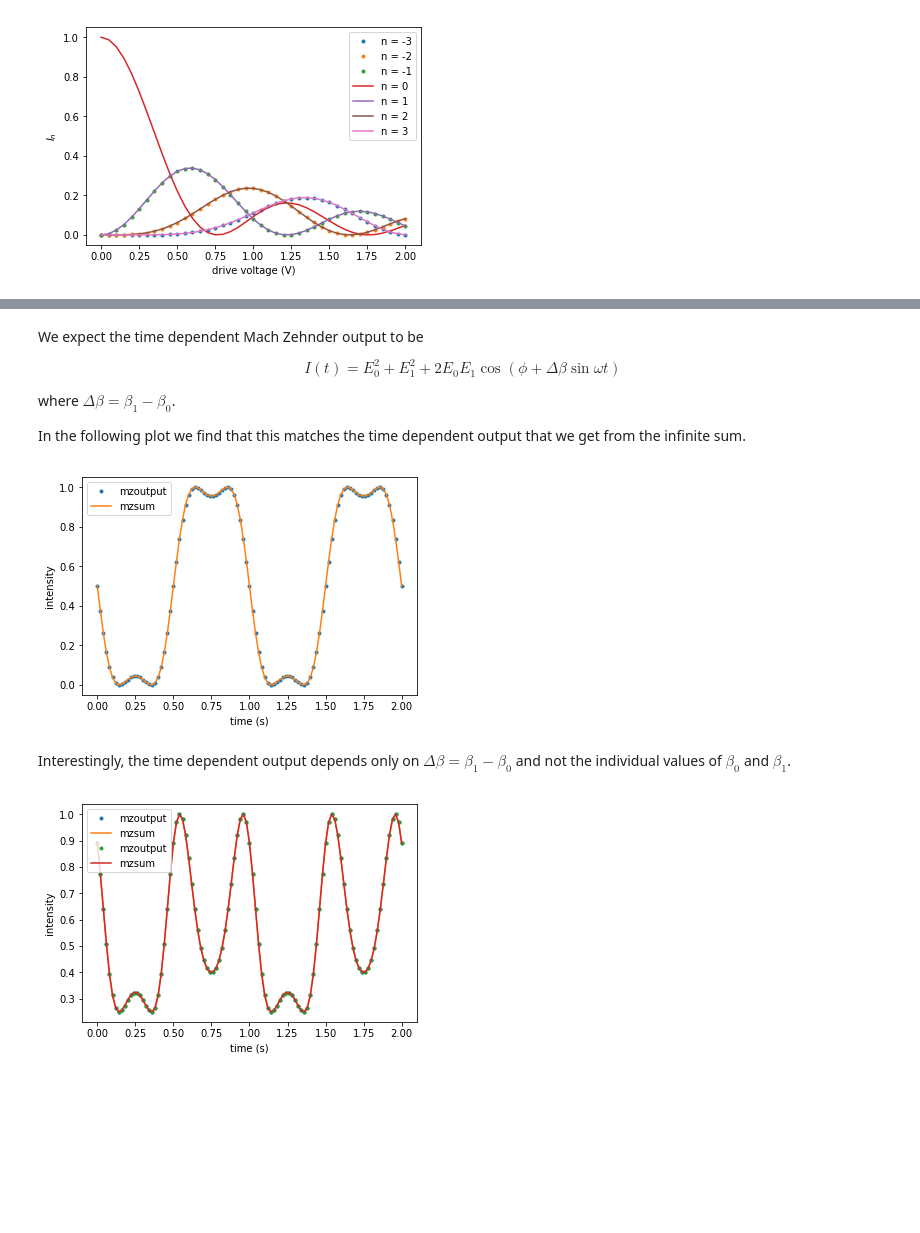
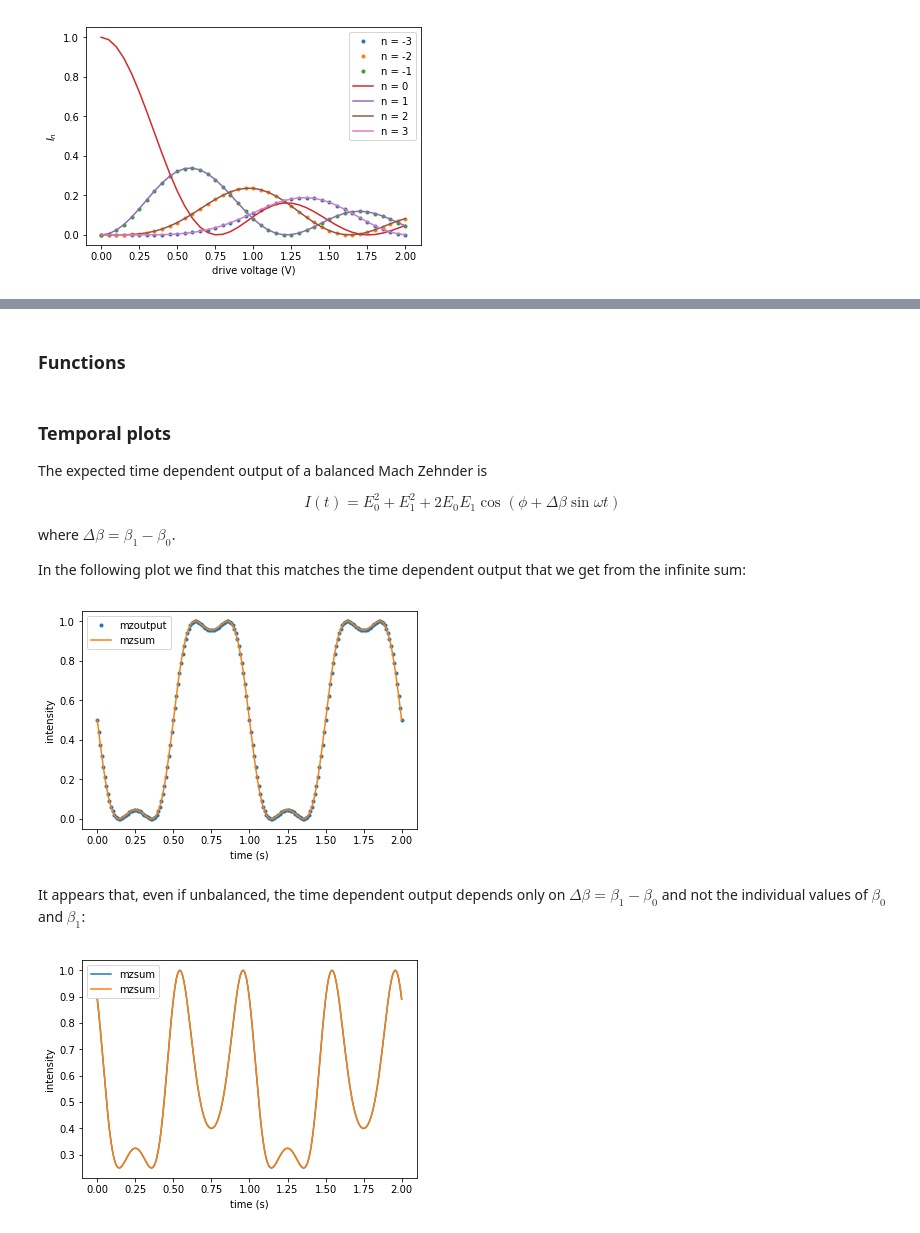
Before and after one commit to decoherer/sidebands, a Jupyter notebook: sidebands.ipynb, the cells around one changed output, grey strips where cells are left out. Cells and saved outputs as stored; diff of their text form; code cells hidden in the pictures; blank space fills up the shorter version.

```diff
--- a/sidebands.ipynb
+++ b/sidebands.ipynb
@@ -75,4 +84,6 @@ $$ I_n = \lvert E_0 \exp[i \phi_0] Jn(\beta_0) + E_1 \exp[i \phi_1] Jn(\beta_1)
 $$ = E_0^2 J_n^2(\beta_0) + E_1^2 J_n^2(\beta_1) + 2 E_0 E_1 J_n(\beta_0) J_n(\beta_1) \cos \phi $$
 
 where $ \phi =  \phi_1 -  \phi_0$
+# %% [markdown]
+### Functions
 # %%
@@ -84,33 +93,38 @@ def mzintensity(n,E0,E1,phi,beta0,beta1):
     return E0**2*jv(n,beta0)**2 + E1**2*jv(n,beta1)**2 + \
         E0*E1*jv(n,beta0)*jv(n,beta1)*cos(phi)
 # %% [markdown]
-We expect the time dependent Mach Zehnder output to be
+### Temporal plots
+
+The expected time dependent output of a balanced Mach Zehnder is
 
 $$ I(t) = E_0^2 + E_1^2 + 2 E_0 E_1 \cos( \phi + \Delta \beta \sin \omega t ) $$
 
 where $\Delta \beta = \beta_1 - \beta_0$.
 
-In the following plot we find that this matches the time dependent output that we get from the infinite sum.
+In the following plot we find that this matches the time dependent output that we get from the infinite sum:
 # %%
 def mzoutput(E0,E1,phi,db,f,t):
     return E0**2 + E1**2 + 2*E0*E1*cos(phi+db*sin(2*pi*f*t))
 def mzsum(E0,E1,phi,beta0,beta1,f,t,N=10):
-    return abs(sum(exp(1j*2*pi*n*f*t)*mzamplitude(n,E0,E1,phi,beta0,beta1) for n in range(-N,N+1)))**2
-def comparisonplot(E0,E1,phi,beta0,beta1,f=1,N=10):
-    wt = np.linspace(0,2/f,101)
-    w0 = mzoutput(E0,E1,phi,beta1-beta0,f,wt)
-    w1 = mzsum(E0,E1,phi,beta0,beta1,f,wt,N=10)
-    plt.plot(wt, w0, '.', label='mzoutput')
-    plt.plot(wt, w1, '-', label='mzsum')
+    return abs(sum( exp(1j*2*pi*n*f*t) * mzamplitude(n,E0,E1,phi,beta0,beta1) for n in range(-N,N+1) ))**2
+def timeplot(E0,E1,phi,beta0,beta1,f=1,N=None):
+    wx = np.linspace(0,2/f,201)
+    if N is None:
+        wy = mzoutput(E0,E1,phi,beta1-beta0,f,wx)
+        plt.plot(wx, wy, '.', label='mzoutput')
+    else:
+        wy = mzsum(E0,E1,phi,beta0,beta1,f,wx,N=N)
+        plt.plot(wx, wy, '-', label='mzsum')
     plt.legend(); plt.xlabel('time (s)'); plt.ylabel('intensity')
-comparisonplot(0.5, 0.5, pi/2, -1, +1)
+timeplot(0.5, 0.5, pi/2, -1, +1)
+timeplot(0.5, 0.5, pi/2, -1, +1, N=10)
 # %% [output]
-[figure, old version]
+[figure, new version]
 # %% [markdown]
-Interestingly, the time dependent output depends only on $\Delta \beta = \beta_1 - \beta_0$ and not the individual values of $\beta_0$ and $\beta_1$.
+It appears that, even if unbalanced, the time dependent output depends only on $\Delta \beta = \beta_1 - \beta_0$ and not the individual values of $\beta_0$ and $\beta_1$:
 # %%
-comparisonplot(0.25, 0.75, pi/4, beta0=-3, beta1=+0)
-comparisonplot(0.25, 0.75, pi/4, beta0=-1, beta1=+2)
+timeplot(0.25, 0.75, pi/4, beta0=-3, beta1=+0, N=10)
+timeplot(0.25, 0.75, pi/4, beta0=-1, beta1=+2, N=10)
 # %% [output]
-[figure, old version]
+[figure, new version]
 # %% [markdown]
```
Also changed, not shown: parts of 23 cells of this notebook, 1 other file.
